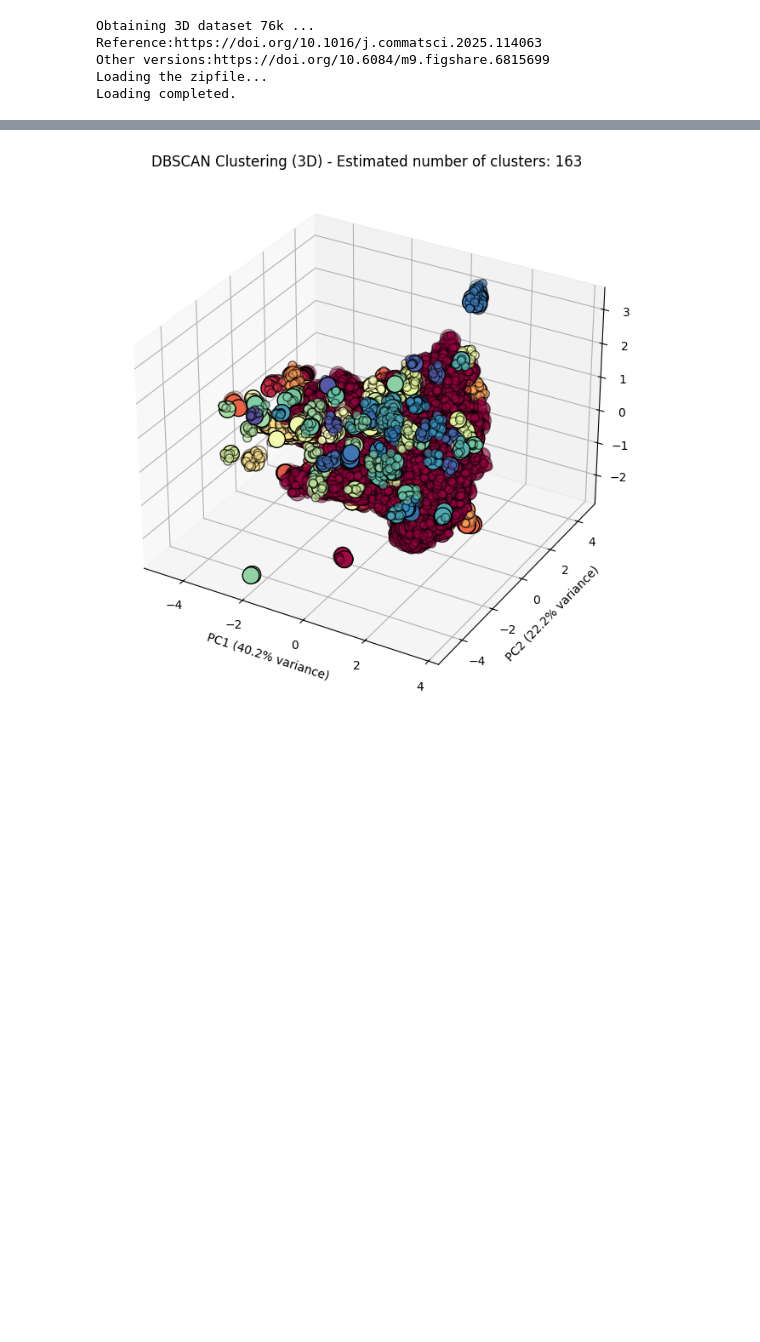
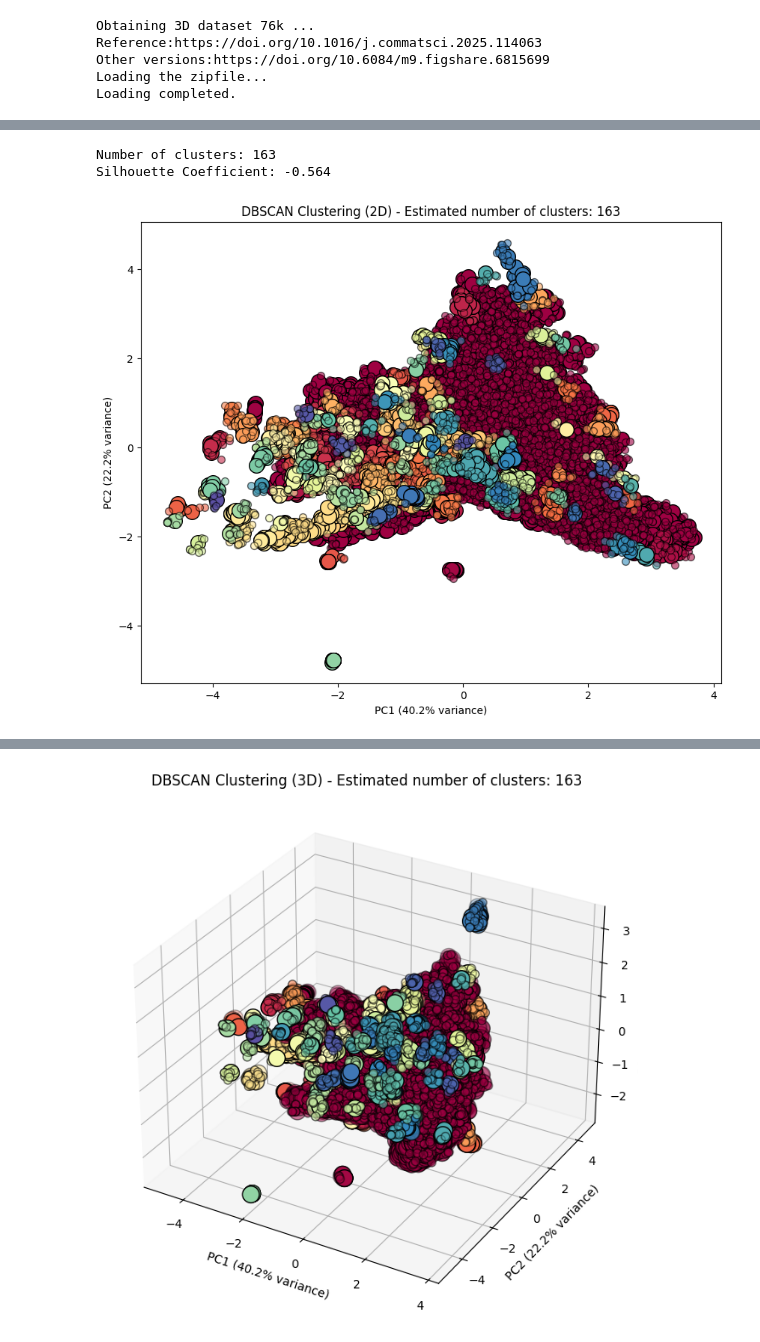
Before and after one commit to mariapasaylo/LUMENS-PV, a Jupyter notebook: ml_classifiers/DBScan.ipynb, the cells around one changed output, grey strips where cells are left out. Saved outputs shown, nothing was run; the diff lists cells and outputs as text; code cells hidden in the pictures; blank space fills up the shorter version.

Commit message:
Implement DBSCAN interactive

```diff
--- a/ml_classifiers/DBScan.ipynb
+++ b/ml_classifiers/DBScan.ipynb
@@ -81,8 +81,47 @@ db = DBSCAN(eps=0.3, min_samples=10).fit(df_scaled) #DBSCAN clustering with spec
 labels = db.labels_ #get cluster labels assigned to each data point
 # %%
 #Masks are used for filtering data, visualization of different points , analysis of properties of core and non core, and efficiently accessing subsets of data points based on their cluster membership and density status.
+from numpy import number
+
+
 core_samples_mask = np.zeros_like(labels, dtype=bool) #create a boolean mask to identify if part of a dense cluster
 core_samples_mask[db.core_sample_indices_] = True #mark core samples in the mask
 
 n_clusters_ = len(set(labels)) - (1 if -1 in labels else 0) #calculate number of clusters, excluding noise points labeled as -1
-#MARIA START HERE
+
+#MARIA start here
+print('Number of clusters: %d' % n_clusters_) #print the number of clusters found
+print('Silhouette Coefficient: %0.3f' % metrics.silhouette_score(df_scaled, labels)) #calculate and print the silhouette coefficient to evaluate clustering quality
+# %% [output]
+Number of clusters: 163
+Silhouette Coefficient: -0.564
+# %%
+#Apply PCA to reduce to 2 dimensions for visualization
+from sklearn.decomposition import PCA
+import matplotlib.pyplot as plt
+
+pca = PCA(n_components=2)
+df_pca = pca.fit_transform(df_scaled)
+df_pca = pd.DataFrame(df_pca, columns=['PC1', 'PC2'])
+
+#plotting the clusters in PCA space in 2D (hiding noise points)
+fig = plt.figure(figsize=(10, 8))
+ax = fig.add_subplot(111)
+
+unique_labels = set(labels) #get unique cluster labels
+colors = [plt.cm.Spectral(each) for each in np.linspace(0, 1, len(unique_labels))] #generate distinct colors for each cluster
+for k, col in zip(unique_labels, colors):
+    if k == -1:
+        continue  # Skip noise points
+    class_member_mask = (labels == k) #create a mask to identify points belonging to the current cluster
+    xy = df_pca[class_member_mask & core_samples_mask] #get core samples of the current cluster
+    ax.scatter(xy.iloc[:, 0], xy.iloc[:, 1], c=[tuple(col)], marker='o', s=200, edgecolors='k', label=f'Cluster {k} (core)') #plot core samples
+    xy = df_pca[class_member_mask & ~core_samples_mask] #get non-core samples of the current cluster
+    ax.scatter(xy.iloc[:, 0], xy.iloc[:, 1], c=[tuple(col)], marker='o', s=50, edgecolors='k', alpha=0.6) #plot non-core samples
+
+ax.set_title('DBSCAN Clustering (2D) - Estimated number of clusters: %d' % n_clusters_) #set title with number of clusters
+ax.set_xlabel('PC1 (%.1f%% variance)' % (pca.explained_variance_ratio_[0]*100))
+ax.set_ylabel('PC2 (%.1f%% variance)' % (pca.explained_variance_ratio_[1]*100))
+plt.show() #display the plot
+# %% [output]
+[figure, added]
```
Also changed, not shown: parts of 3 cells of this notebook.
